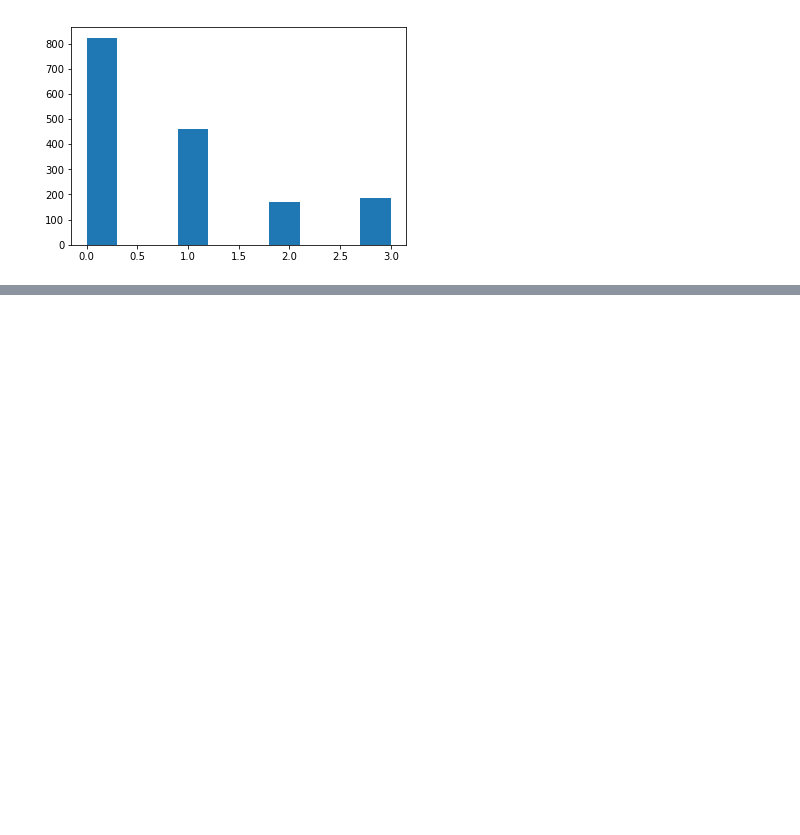
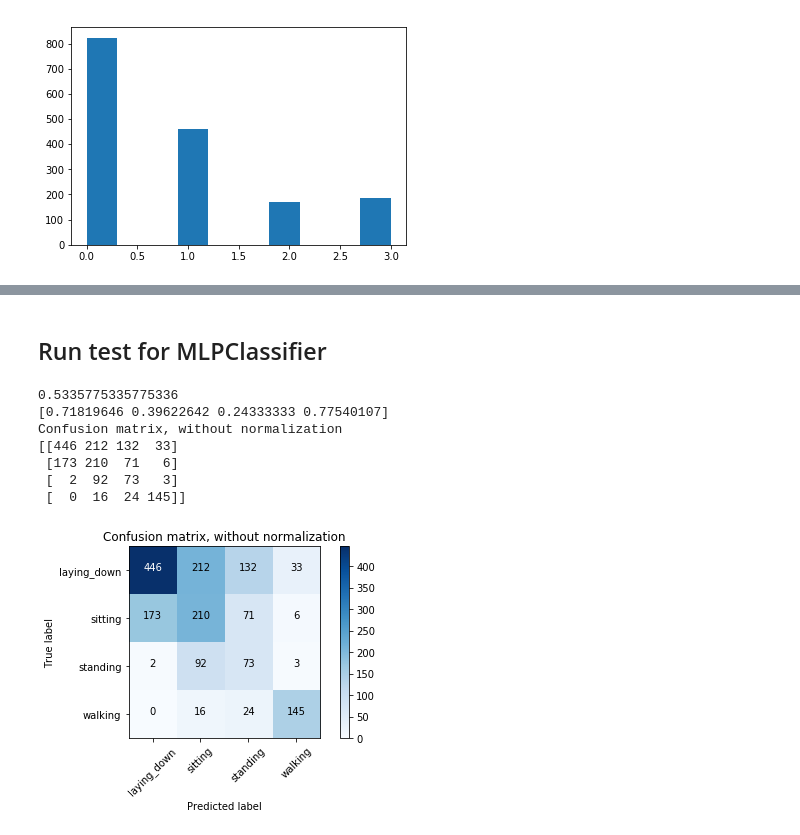
Before and after one commit to TSatyaVasanthReddy/Activity_Monitoring, a Jupyter notebook: Health_analytics_project1.ipynb, the cells around one changed output, grey strips where cells are left out. Drawn from its saved outputs; the diff is of its cells as text; code cells hidden in the pictures; blank space fills up the shorter version.

```diff
--- a/Health_analytics_project1.ipynb
+++ b/Health_analytics_project1.ipynb
@@ -1382,0 +1409,15 @@ array(['laying_down', 'sitting', 'standing', 'walking'], dtype='|S11')
+# %% [markdown]
+## Run test for MLPClassifier
+# %%
+args = [(50,100), 'tanh', 'lbfgs']
+
+fit_model_and_run_test('MLPClassifier', args, features, labels, test_features, test_labels)
+# %% [output]
+0.5335775335775336
+[0.71819646 0.39622642 0.24333333 0.77540107]
+Confusion matrix, without normalization
+[[446 212 132  33]
+ [173 210  71   6]
+ [  2  92  73   3]
+ [  0  16  24 145]]
+[figure, added]
```
Also changed, not shown: parts of 54 cells of this notebook.
